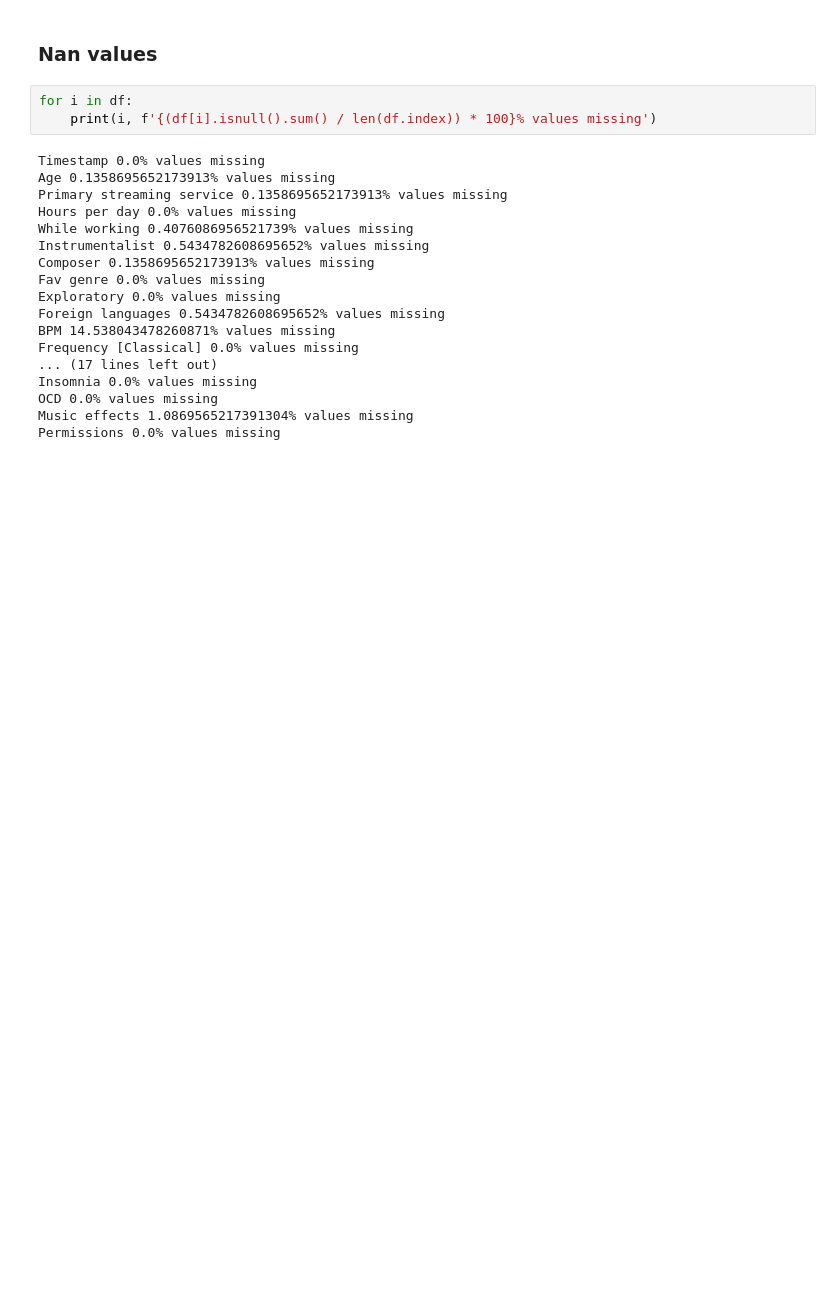
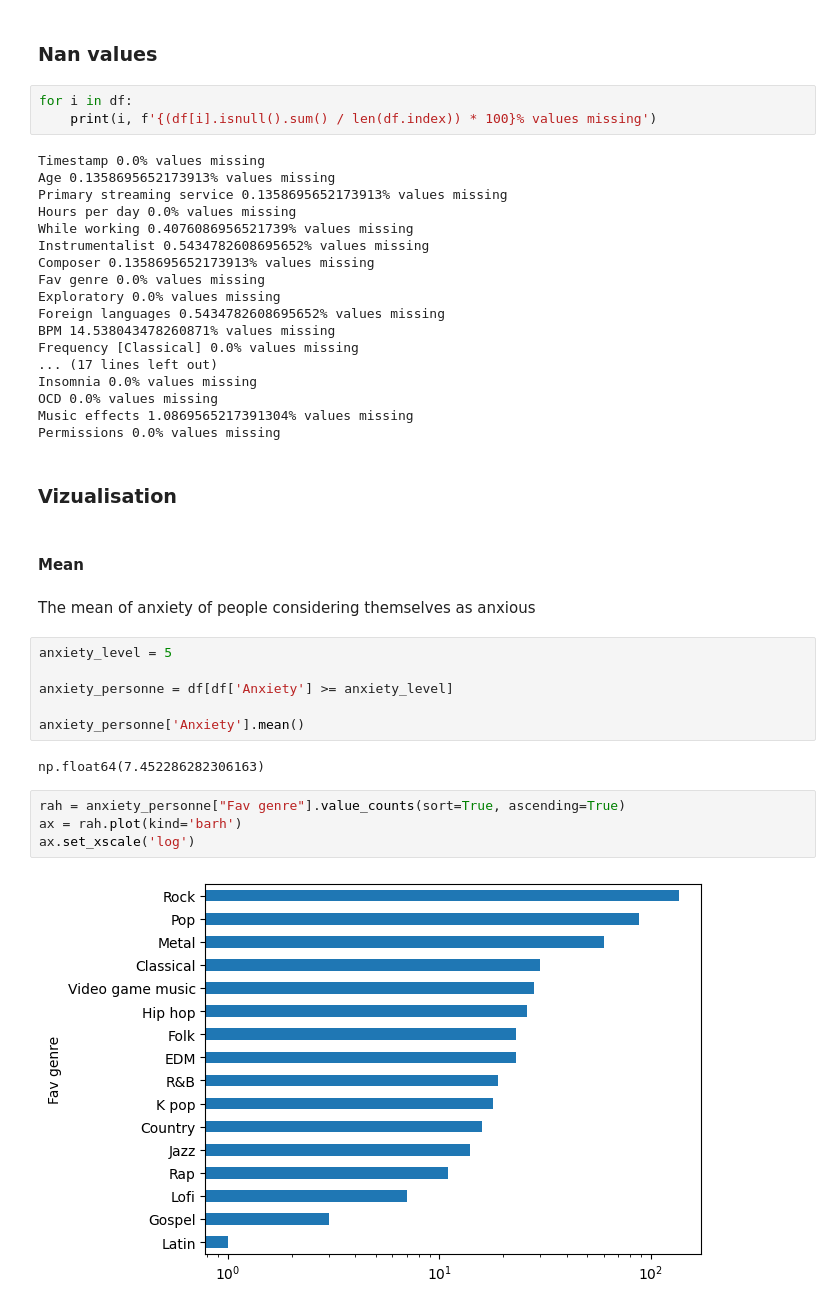
Before and after one commit to Hbella55/Workshop-Git, a Jupyter notebook: main.ipynb, the cells around one changed output. Cells and saved outputs as stored; diff of their text form; blank space fills up the shorter version.

```diff
--- a/main.ipynb
+++ b/main.ipynb
@@ -118,3 +118,23 @@ Insomnia 0.0% values missing
 OCD 0.0% values missing
 Music effects 1.0869565217391304% values missing
 Permissions 0.0% values missing
+# %% [markdown]
+### Vizualisation
+# %% [markdown]
+#### Mean
+# %% [markdown]
+The mean of anxiety of people considering themselves as anxious
+# %%
+anxiety_level = 5
+
+anxiety_personne = df[df['Anxiety'] >= anxiety_level]
+
+anxiety_personne['Anxiety'].mean()
+# %% [output]
+np.float64(7.452286282306163)
+# %%
+rah = anxiety_personne["Fav genre"].value_counts(sort=True, ascending=True)
+ax = rah.plot(kind='barh')
+ax.set_xscale('log')
+# %% [output]
+[figure, added]
```
